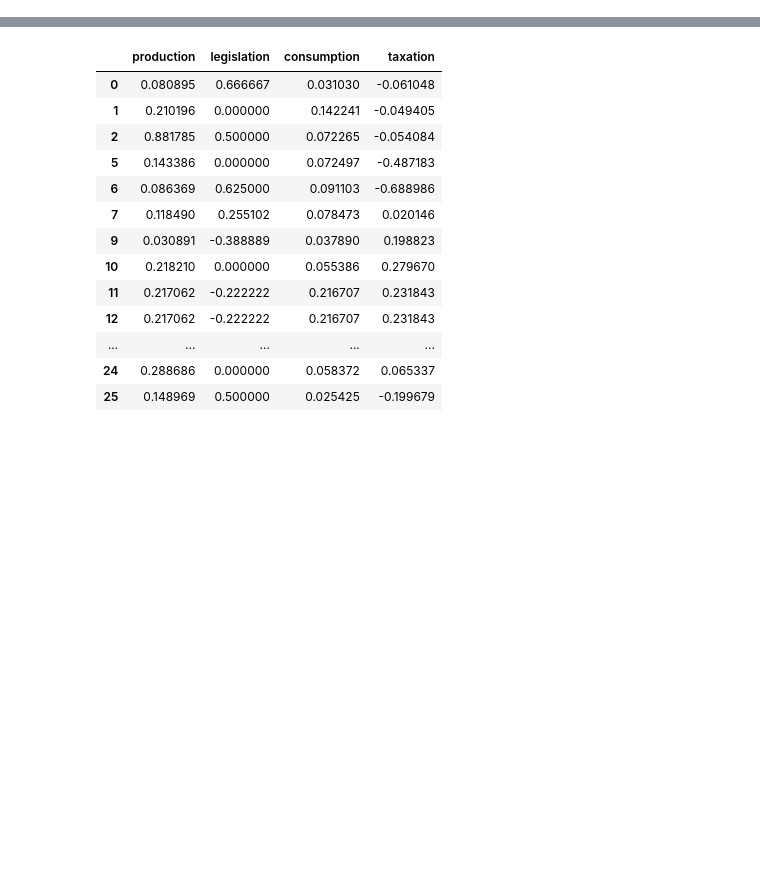
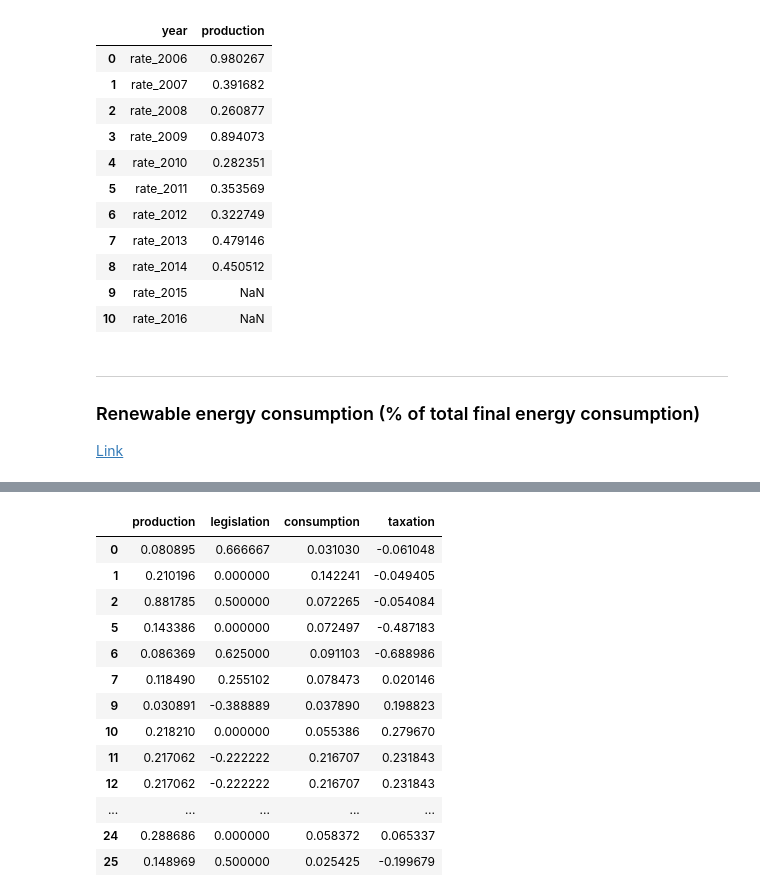
Before and after one commit to pedrohserrano/energy-data-analysis, a Jupyter notebook: eda.ipynb, the cells around one changed output, grey strips where cells are left out. Drawn from its saved outputs; the diff is of its cells as text; code cells hidden in the pictures; blank space fills up the shorter version.

```diff
--- a/eda.ipynb
+++ b/eda.ipynb
@@ -91,0 +18,7 @@ data3.head()
+# %%
+data1 = data1[['Country Name', 'Country Code', 'Indicator Name', 'Indicator Code','2000', '2001', '2002', '2003', '2004','2005', '2006', '2007', '2008', '2009', '2010', '2011', '2012', '2013','2014', '2015', '2016', '2017']]
+data1 = pd.merge(data1, data1_country, on='Country Code', how='left')
+data1 = data1[data1['Region'] == 'Europe & Central Asia']
+for year in data1.columns[range(10,21)]:
+    data1['rate_'+str(year)] = (data1[str(int(year)+1)] / data1[str(year)]) -1
+data1.replace([np.inf, -np.inf], np.nan, inplace=True)
@@ -91,0 +29,23 @@ data3.head()
+# %%
+data1 = data1.describe().loc['mean'][-11:].reset_index()
+# %%
+data1.columns = ['year','production']
+# %%
+data1
+# %% [output]
+|  | year | production |
+| 0 | rate_2006 | 0.980267 |
+| 1 | rate_2007 | 0.391682 |
+| 2 | rate_2008 | 0.260877 |
+| 3 | rate_2009 | 0.894073 |
+| 4 | rate_2010 | 0.282351 |
+| 5 | rate_2011 | 0.353569 |
+| 6 | rate_2012 | 0.322749 |
+| 7 | rate_2013 | 0.479146 |
+| 8 | rate_2014 | 0.450512 |
+| 9 | rate_2015 | NaN |
+| 10 | rate_2016 | NaN |
+# %% [markdown]
+---
+### Renewable energy consumption (% of total final energy consumption)
+[Link](https://data.worldbank.org/indicator/EG.FEC.RNEW.ZS?view=map&year=2015)
```
Also changed, not shown: parts of 73 cells of this notebook, 10 other files.
